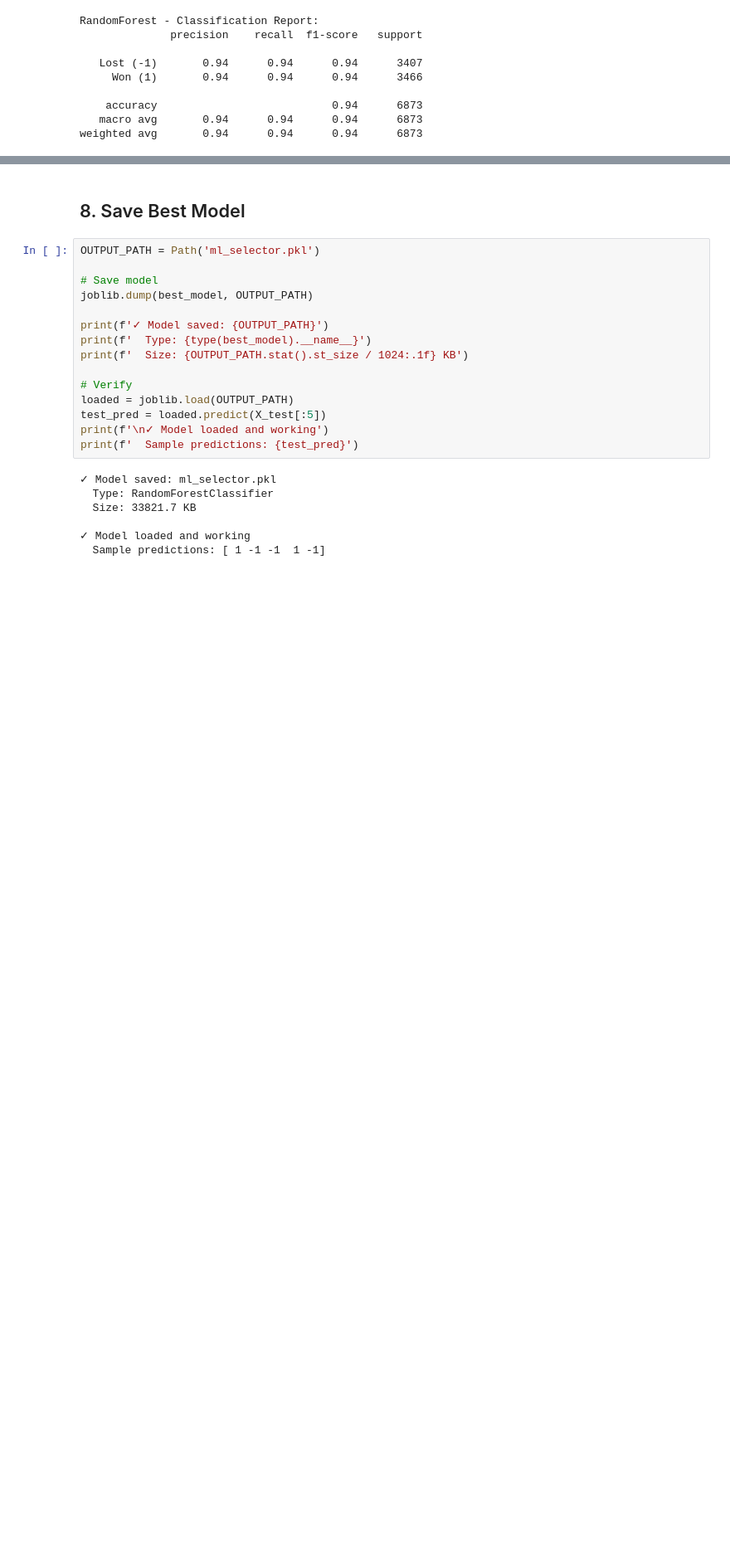
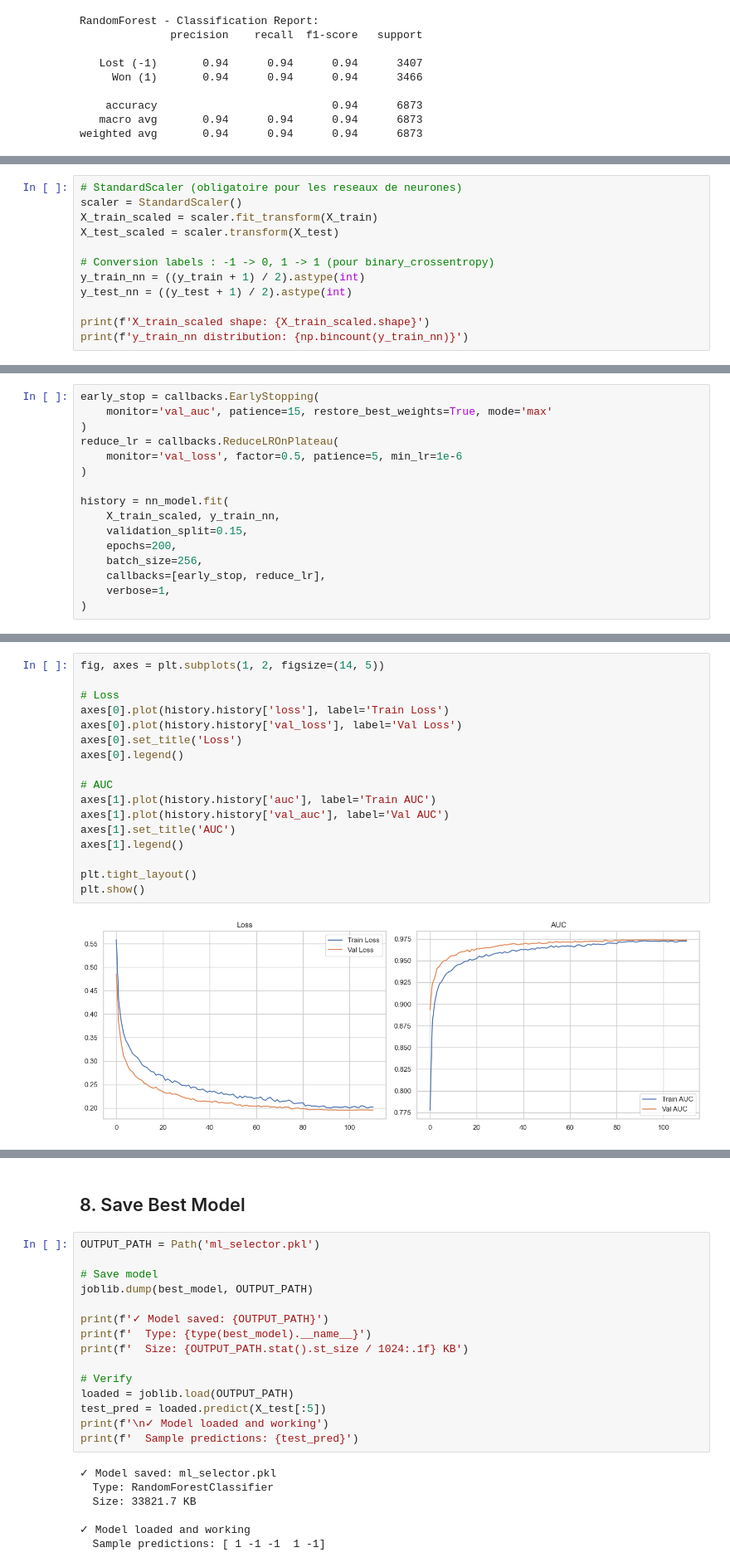
Before and after one commit to kousay-amara/quoridor-python, a Jupyter notebook: quoridor/ML/data/Training.ipynb, the cells around one changed output, grey strips where cells are left out. Shown at 83% size. Cells and saved outputs as stored; diff of their text form; blank space fills up the shorter version.

Commit message:
ajout entrainement un nouveau model avec keras et amélioration de partie preprocessing

```diff
--- a/quoridor/ML/data/Training.ipynb
+++ b/quoridor/ML/data/Training.ipynb
@@ -268,0 +346,12 @@ weighted avg       0.94      0.94      0.94      6873
+# %%
+# StandardScaler (obligatoire pour les reseaux de neurones)
+scaler = StandardScaler()
+X_train_scaled = scaler.fit_transform(X_train)
+X_test_scaled = scaler.transform(X_test)
+
+# Conversion labels : -1 -> 0, 1 -> 1 (pour binary_crossentropy)
+y_train_nn = ((y_train + 1) / 2).astype(int)
+y_test_nn = ((y_test + 1) / 2).astype(int)
+
+print(f'X_train_scaled shape: {X_train_scaled.shape}')
+print(f'y_train_nn distribution: {np.bincount(y_train_nn)}')
@@ -268,0 +416,16 @@ weighted avg       0.94      0.94      0.94      6873
+# %%
+early_stop = callbacks.EarlyStopping(
+    monitor='val_auc', patience=15, restore_best_weights=True, mode='max'
+)
+reduce_lr = callbacks.ReduceLROnPlateau(
+    monitor='val_loss', factor=0.5, patience=5, min_lr=1e-6
+)
+
+history = nn_model.fit(
+    X_train_scaled, y_train_nn,
+    validation_split=0.15,
+    epochs=200,
+    batch_size=256,
+    callbacks=[early_stop, reduce_lr],
+    verbose=1,
+)
@@ -268,0 +452,19 @@ weighted avg       0.94      0.94      0.94      6873
+# %%
+fig, axes = plt.subplots(1, 2, figsize=(14, 5))
+
+# Loss
+axes[0].plot(history.history['loss'], label='Train Loss')
+axes[0].plot(history.history['val_loss'], label='Val Loss')
+axes[0].set_title('Loss')
+axes[0].legend()
+
+# AUC
+axes[1].plot(history.history['auc'], label='Train AUC')
+axes[1].plot(history.history['val_auc'], label='Val AUC')
+axes[1].set_title('AUC')
+axes[1].legend()
+
+plt.tight_layout()
+plt.show()
+# %% [output]
+[figure, added]
```
Also changed, not shown: parts of 20 cells of this notebook, 1 other file.
